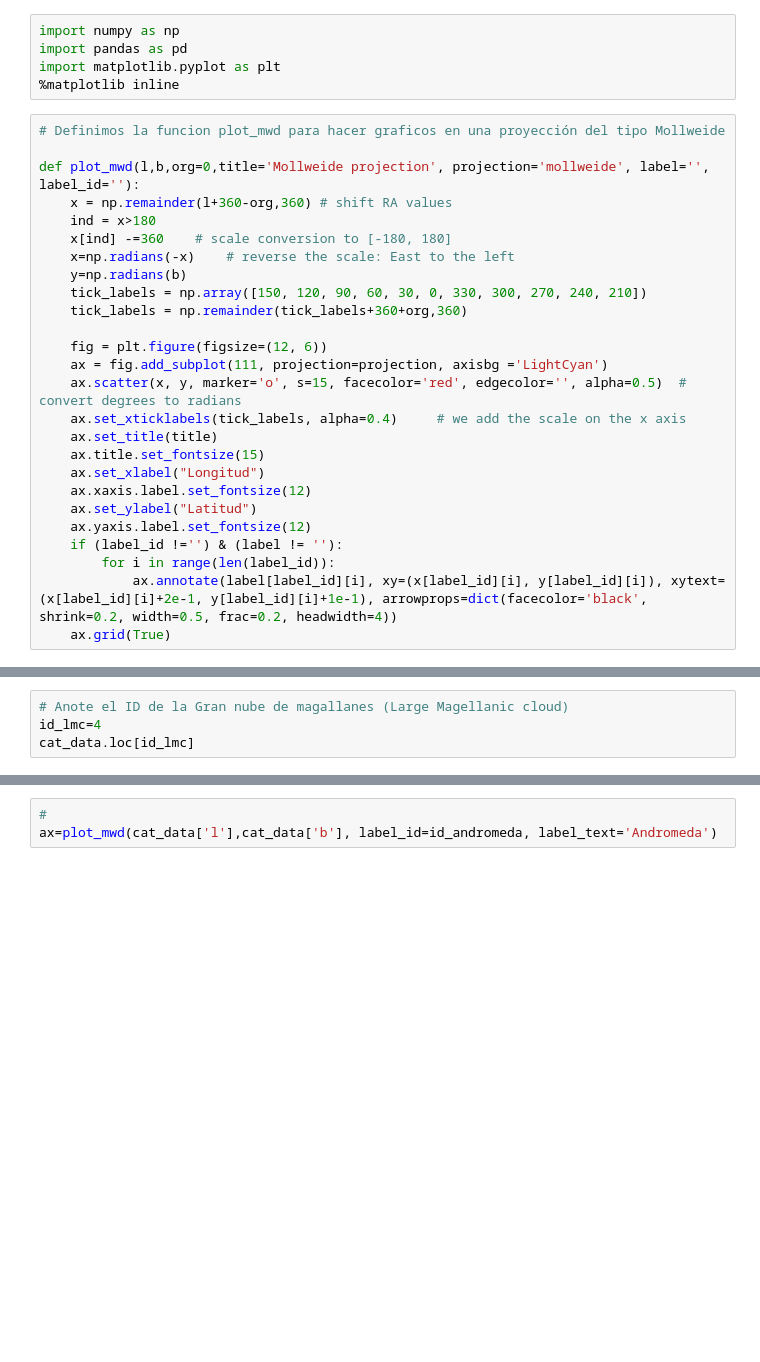
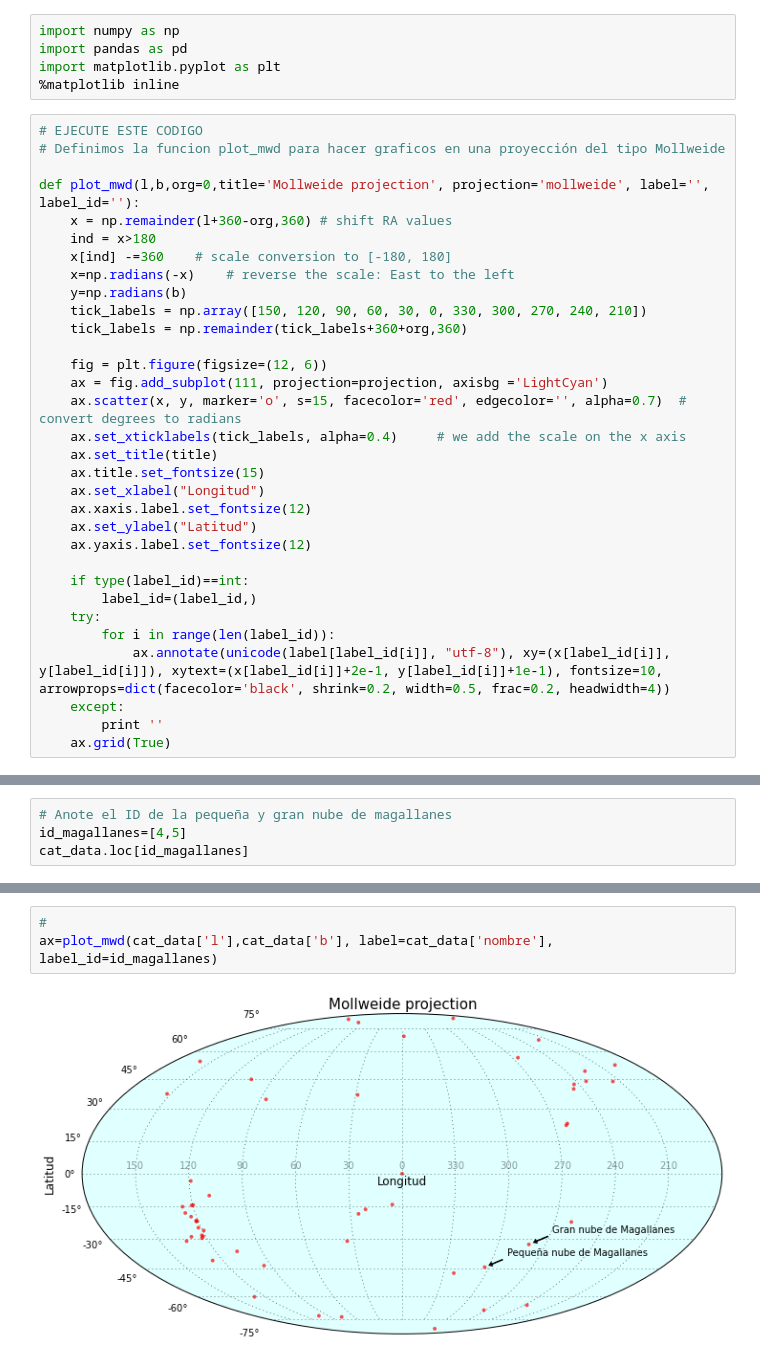
Before and after one commit to rpmunoz/PentaUC, a Jupyter notebook: Astronomia era informacion/Talleres/Taller 6 - Grupo local.ipynb, the cells around one changed output, grey strips where cells are left out. Drawn from its saved outputs; the diff is of its cells as text; blank space fills up the shorter version.

Commit message:
Agregue las nubes de magallanes y el comando unicode para textos labels con acentos

```diff
--- a/Astronomia era informacion/Talleres/Taller 6 - Grupo local.ipynb
+++ b/Astronomia era informacion/Talleres/Taller 6 - Grupo local.ipynb
@@ -4,6 +4,7 @@ import pandas as pd
 import matplotlib.pyplot as plt
 %matplotlib inline
 # %%
+# EJECUTE ESTE CODIGO
 # Definimos la funcion plot_mwd para hacer graficos en una proyección del tipo Mollweide
 
 def plot_mwd(l,b,org=0,title='Mollweide projection', projection='mollweide', label='', label_id=''):
@@ -17,7 +18,7 @@ def plot_mwd(l,b,org=0,title='Mollweide projection', projection='mollweide', lab
 
     fig = plt.figure(figsize=(12, 6))
     ax = fig.add_subplot(111, projection=projection, axisbg ='LightCyan')
-    ax.scatter(x, y, marker='o', s=15, facecolor='red', edgecolor='', alpha=0.5)  # convert degrees to radians
+    ax.scatter(x, y, marker='o', s=15, facecolor='red', edgecolor='', alpha=0.7)  # convert degrees to radians
     ax.set_xticklabels(tick_labels, alpha=0.4)     # we add the scale on the x axis
     ax.set_title(title)
     ax.title.set_fontsize(15)
@@ -25,9 +26,14 @@ def plot_mwd(l,b,org=0,title='Mollweide projection', projection='mollweide', lab
     ax.xaxis.label.set_fontsize(12)
     ax.set_ylabel("Latitud")
     ax.yaxis.label.set_fontsize(12)
-    if (label_id !='') & (label != ''):
+
+    if type(label_id)==int:
+        label_id=(label_id,)
+    try:
         for i in range(len(label_id)):
-            ax.annotate(label[label_id][i], xy=(x[label_id][i], y[label_id][i]), xytext=(x[label_id][i]+2e-1, y[label_id][i]+1e-1), arrowprops=dict(facecolor='black', shrink=0.2, width=0.5, frac=0.2, headwidth=4))
+            ax.annotate(unicode(label[label_id[i]], "utf-8"), xy=(x[label_id[i]], y[label_id[i]]), xytext=(x[label_id[i]]+2e-1, y[label_id[i]]+1e-1), fontsize=10, arrowprops=dict(facecolor='black', shrink=0.2, width=0.5, frac=0.2, headwidth=4))
+    except:
+        print ''
     ax.grid(True)
 # %%
 # Cargamos catalogo de las galaxias del grupo local
@@ -85,5 +91,5 @@ plot_mwd(cat_data['l'], cat_data['b'], label=cat_data['nombre'], label_id=id_and
 # %%
-# Anote el ID de la Gran nube de magallanes (Large Magellanic cloud)
-id_lmc=4
-cat_data.loc[id_lmc]
+# Anote el ID de la pequeña y gran nube de magallanes
+id_magallanes=[4,5]
+cat_data.loc[id_magallanes]
 # %% [output]
@@ -97,3 +99,5 @@ Name: 4, dtype: object
 # %%
 #
-ax=plot_mwd(cat_data['l'],cat_data['b'], label_id=id_andromeda, label_text='Andromeda')
+ax=plot_mwd(cat_data['l'],cat_data['b'], label=cat_data['nombre'], label_id=id_magallanes)
+# %% [output]
+[figure, added]
```
Also changed, not shown: parts of 5 cells of this notebook.
